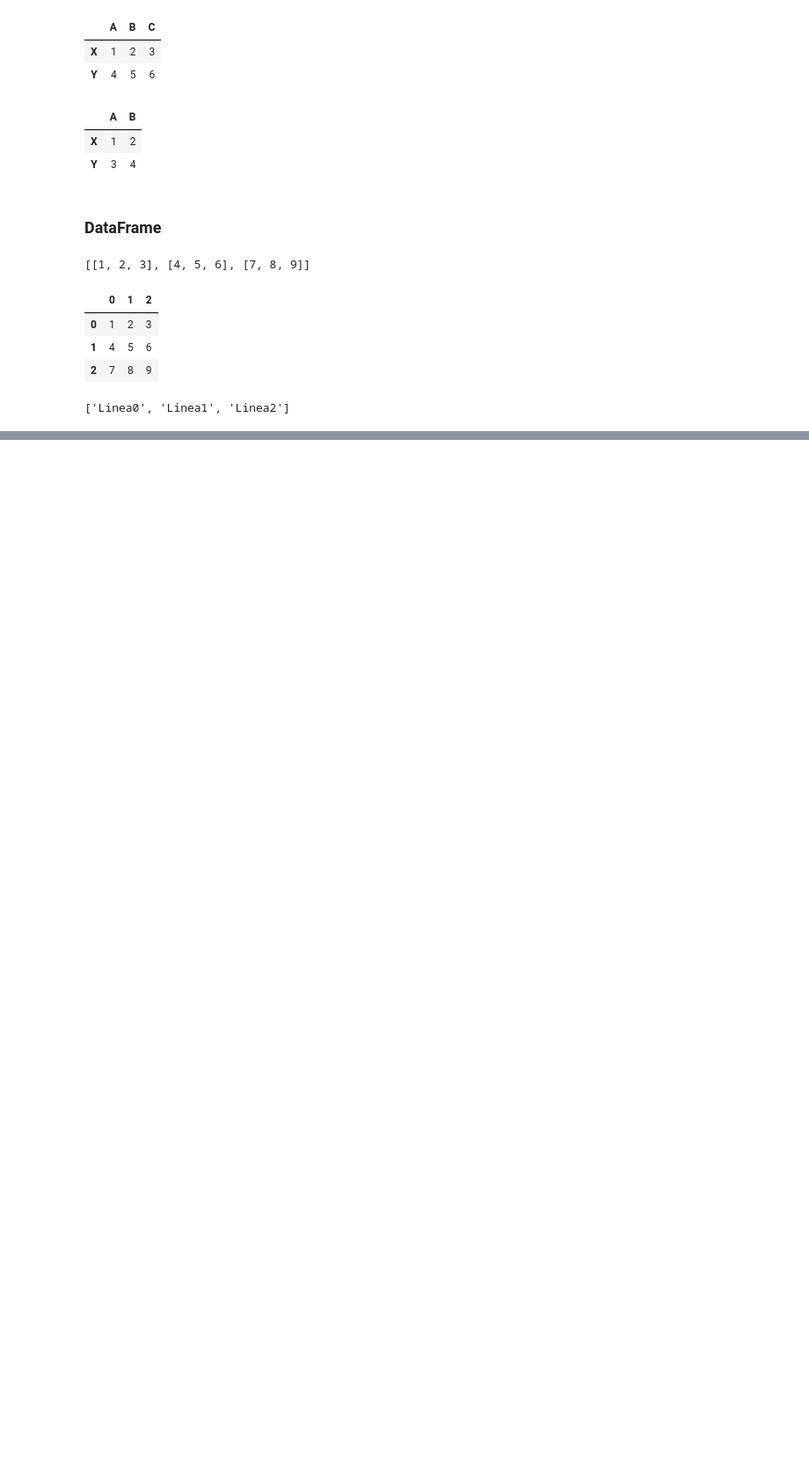
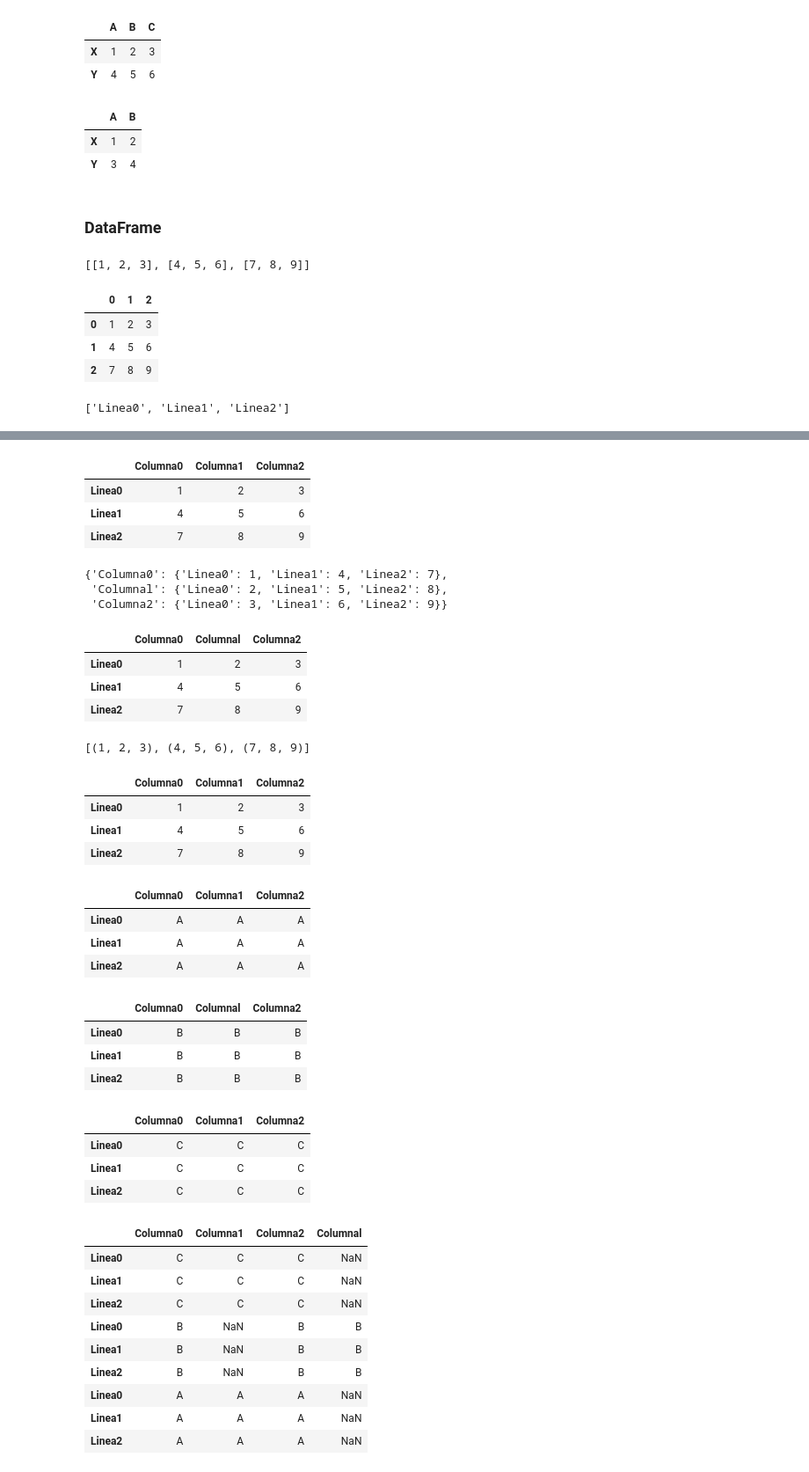
Before and after one commit to MatiasRuizSilva/Python-for-Data-Science, a Jupyter notebook: Estructura_de_datos.ipynb, the cells around one changed output, grey strips where cells are left out. Shown: that part at 88% size. Cells and saved outputs as stored; diff of their text form; code cells hidden in the pictures; blank space fills up the shorter version.

```diff
--- a/Estructura_de_datos.ipynb
+++ b/Estructura_de_datos.ipynb
@@ -105,0 +119,76 @@ index
+# %%
+df1 = pd.DataFrame(data = data, index = index, columns = columns)
+df1
+# %% [output]
+|  | Columna0 | Columna1 | Columna2 |
+| Linea0 | 1 | 2 | 3 |
+| Linea1 | 4 | 5 | 6 |
+| Linea2 | 7 | 8 | 9 |
+# %%
+data = {'Columna0': {'Linea0': 1, 'Linea1': 4, 'Linea2': 7},
+  'Columnal': {'Linea0': 2, 'Linea1': 5, 'Linea2': 8},
+  'Columna2': {'Linea0': 3, 'Linea1': 6, 'Linea2': 9}}
+data
+# %% [output]
+{'Columna0': {'Linea0': 1, 'Linea1': 4, 'Linea2': 7},
+ 'Columnal': {'Linea0': 2, 'Linea1': 5, 'Linea2': 8},
+ 'Columna2': {'Linea0': 3, 'Linea1': 6, 'Linea2': 9}}
+# %%
+df2 = pd.DataFrame(data)
+df2
+# %% [output]
+|  | Columna0 | Columnal | Columna2 |
+| Linea0 | 1 | 2 | 3 |
+| Linea1 | 4 | 5 | 6 |
+| Linea2 | 7 | 8 | 9 |
+# %%
+data2 = [(1,2,3),(4,5,6),(7,8,9)]
+data2
+# %% [output]
+[(1, 2, 3), (4, 5, 6), (7, 8, 9)]
+# %%
+df3 = pd.DataFrame(data = data2, index = index, columns = columns)
+df3
+# %% [output]
+|  | Columna0 | Columna1 | Columna2 |
+| Linea0 | 1 | 2 | 3 |
+| Linea1 | 4 | 5 | 6 |
+| Linea2 | 7 | 8 | 9 |
+# %%
+df1[df1>0] = 'A'
+df1
+# %% [output]
+|  | Columna0 | Columna1 | Columna2 |
+| Linea0 | A | A | A |
+| Linea1 | A | A | A |
+| Linea2 | A | A | A |
+# %%
+df2[df2>0] = 'B'
+df2
+# %% [output]
+|  | Columna0 | Columnal | Columna2 |
+| Linea0 | B | B | B |
+| Linea1 | B | B | B |
+| Linea2 | B | B | B |
+# %%
+df3[df3>0] = 'C'
+df3
+# %% [output]
+|  | Columna0 | Columna1 | Columna2 |
+| Linea0 | C | C | C |
+| Linea1 | C | C | C |
+| Linea2 | C | C | C |
+# %%
+df4 = pd.concat([df3,df2,df1])
+df4
+# %% [output]
+|  | Columna0 | Columna1 | Columna2 | Columnal |
+| Linea0 | C | C | C | NaN |
+| Linea1 | C | C | C | NaN |
+| Linea2 | C | C | C | NaN |
+| Linea0 | B | NaN | B | B |
+| Linea1 | B | NaN | B | B |
+| Linea2 | B | NaN | B | B |
+| Linea0 | A | A | A | NaN |
+| Linea1 | A | A | A | NaN |
+| Linea2 | A | A | A | NaN |
```
Also changed, not shown: parts of 3 cells of this notebook.
